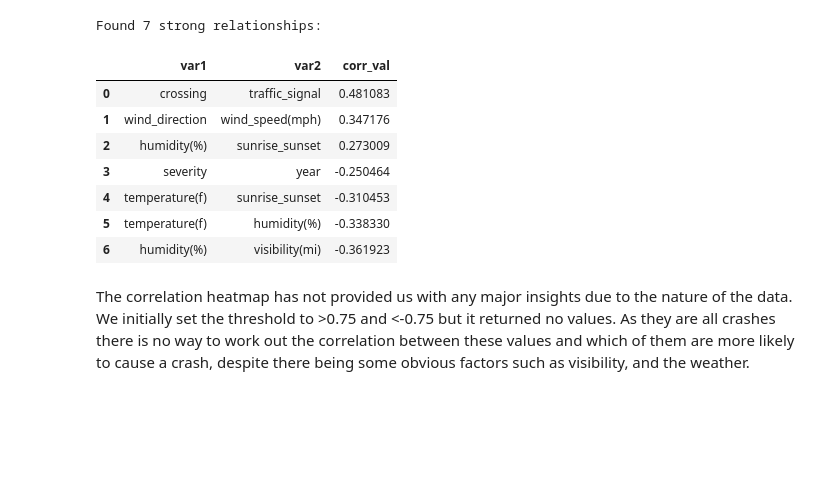
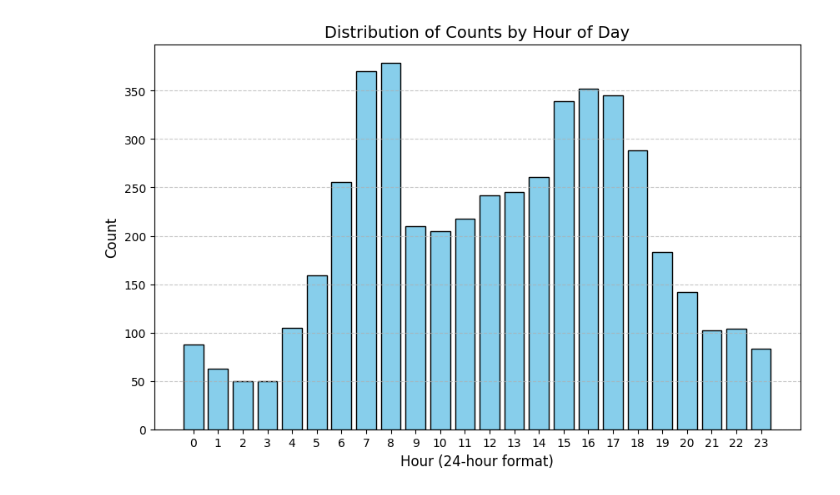
Before and after one commit to StavSteven/us_car_accidents, a Jupyter notebook: jupyter_notebooks/2_plotting_us_accidents.ipynb, the cells around one changed output. Drawn from its saved outputs; the diff is of its cells as text; code cells hidden in the pictures; blank space fills up the shorter version.

```diff
--- a/jupyter_notebooks/2_plotting_us_accidents.ipynb
+++ b/jupyter_notebooks/2_plotting_us_accidents.ipynb
@@ -24,13 +23,0 @@ Values close to 1 and -1 have a strong relationship whereas the closer to 0 the
-# %%
-le = LabelEncoder()
-for col in df_plots.select_dtypes(include=['object']).columns:
-    df_plots[col] = le.fit_transform(df_plots[col])
-
-cols_to_exclude = ['description', 'start_lat', 'start_lng', 'day', 'time' ]
-
-corr = df_plots.drop(columns=cols_to_exclude).corr()
-
-plt.figure(figsize=(20, 15))
-sns.heatmap(corr, annot=True, fmt=".2f", cmap='coolwarm')
-plt.title('Correlation Heatmap')
-plt.show()
@@ -39,41 +24,20 @@ plt.show()
-# %%
-# List all strong correlations
-le = LabelEncoder()
-for col in df_plots.select_dtypes(include=['object']).columns:
-    df_plots[col] = le.fit_transform(df_plots[col])
-
-cols_to_exclude = ['description', 'start_lat', 'start_lng', 'day', 'time']
-corr = df_plots.drop(columns=cols_to_exclude, errors='ignore').corr()
-
-
-threshold = 0.25
-
-strong_corrs = corr.stack().reset_index()
-strong_corrs.columns = ['var1', 'var2', 'corr_val']
-
-strong_corrs = strong_corrs[
-    (strong_corrs['var1'] != strong_corrs['var2']) &
-    ((strong_corrs['corr_val'] > threshold) | (strong_corrs['corr_val'] < -threshold))
-]
-
-pairs = np.sort(strong_corrs[['var1', 'var2']].values, axis=1)
-strong_corrs['pair_key'] = [f"{p[0]}-{p[1]}" for p in pairs]
-strong_corrs = strong_corrs.drop_duplicates(subset='pair_key').drop(columns='pair_key')
-
-strong_corrs = strong_corrs.sort_values(by='corr_val', ascending=False).reset_index(drop=True)
-
-print(f"Found {len(strong_corrs)} strong relationships:")
-
-strong_corrs
-# %% [output]
-Found 7 strong relationships:
-|  | var1 | var2 | corr_val |
-| 0 | crossing | traffic_signal | 0.481083 |
-| 1 | wind_direction | wind_speed(mph) | 0.347176 |
-| 2 | humidity(%) | sunrise_sunset | 0.273009 |
-| 3 | severity | year | -0.250464 |
-| 4 | temperature(f) | sunrise_sunset | -0.310453 |
-| 5 | temperature(f) | humidity(%) | -0.338330 |
-| 6 | humidity(%) | visibility(mi) | -0.361923 |
-# %% [markdown]
-The correlation heatmap has not provided us with any major insights due to the nature of the data. We initially set the threshold to >0.75 and <-0.75 but it returned no values. As they are all crashes there is no way to work out the correlation between these values and which of them are more likely to cause a crash, despite there being some obvious factors such as visibility, and the weather.
+# %%
+# 1. Convert the 'time' column to datetime format
+df_plots['time'] = pd.to_datetime(df_plots['time'])
+# %%
+# Extract the hour (HH) from data
+df_plots['hour'] = df_plots['time'].dt.hour
+# %%
+plt.figure(figsize=(10, 6))
+plt.hist(df_plots['hour'], bins=range(25), rwidth=0.8, color='skyblue', edgecolor='black', align='left')
+
+# 4. Formatting the chart
+plt.title('Distribution of Counts by Hour of Day', fontsize=14)
+plt.xlabel('Hour (24-hour format)', fontsize=12)
+plt.ylabel('Count', fontsize=12)
+plt.xticks(range(24))
+plt.grid(axis='y', linestyle='--', alpha=0.7)
+
+plt.show()
+# %% [output]
+[figure, added]
```
Also changed, not shown: parts of 3 cells of this notebook.
